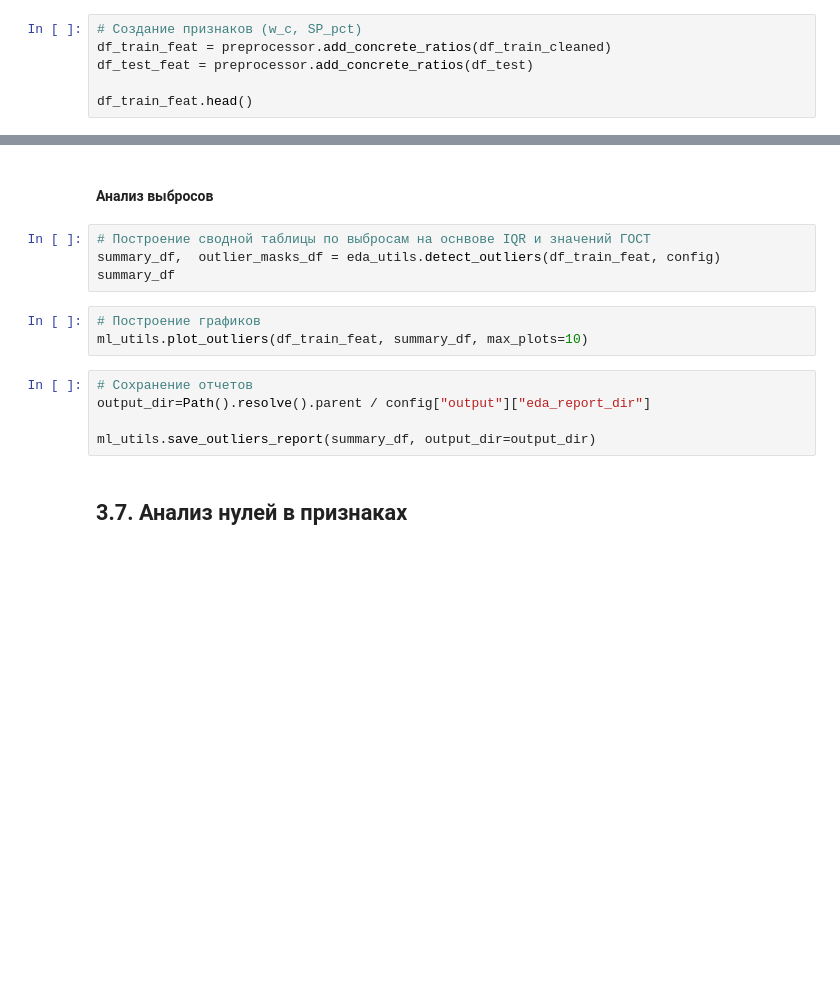
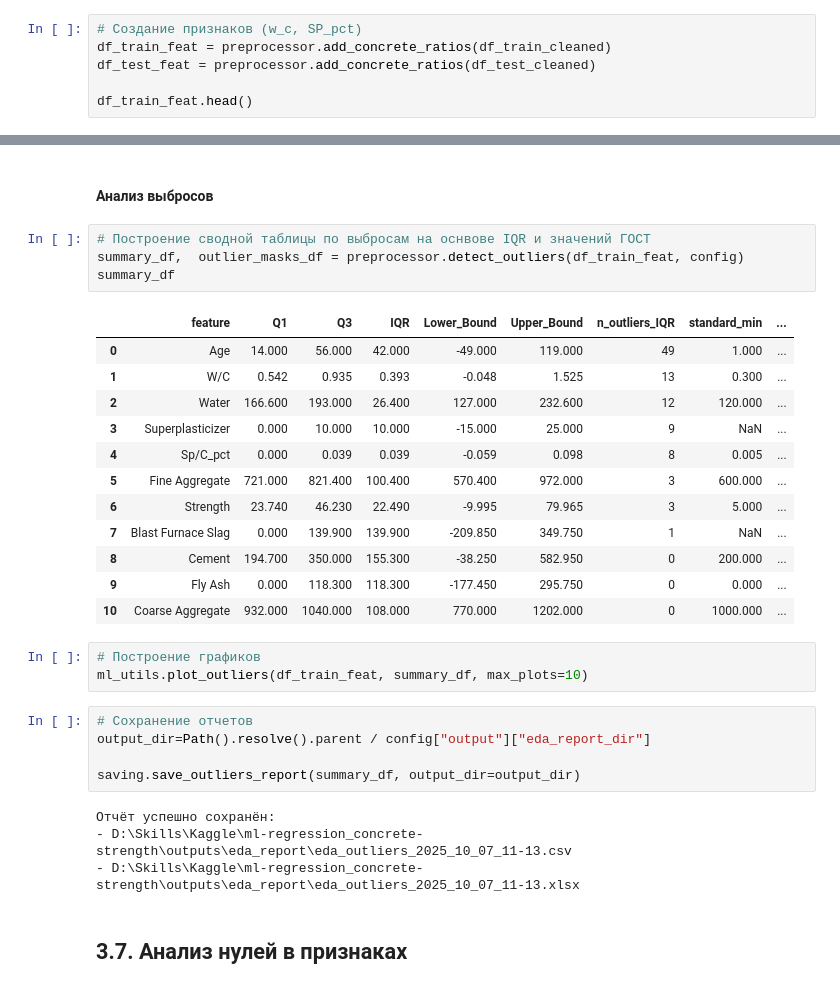
Before and after one commit to ProninPV/ml-regression_concrete-strength, a Jupyter notebook: notebooks/03_Data_loading_and_preprocessing.ipynb, the cells around one changed output, grey strips where cells are left out. Saved outputs shown, nothing was run; the diff lists cells and outputs as text; blank space fills up the shorter version.

```diff
--- a/notebooks/03_Data_loading_and_preprocessing.ipynb
+++ b/notebooks/03_Data_loading_and_preprocessing.ipynb
@@ -97,7 +99,7 @@ df_test_cleaned = preprocessor.preliminary_data_cleaning(df_test)
 # %%
 # Создание признаков (w_c, SP_pct)
 df_train_feat = preprocessor.add_concrete_ratios(df_train_cleaned)
-df_test_feat = preprocessor.add_concrete_ratios(df_test)
+df_test_feat = preprocessor.add_concrete_ratios(df_test_cleaned)
 
 df_train_feat.head()
 # %% [output]
@@ -151,8 +218,21 @@ ml_utils.eda_report(df_train_feat, "train", config)
 #### Анализ выбросов
 # %%
 # Построение сводной таблицы по выбросам на оснвове IQR и значений ГОСТ
-summary_df,  outlier_masks_df = eda_utils.detect_outliers(df_train_feat, config)
+summary_df,  outlier_masks_df = preprocessor.detect_outliers(df_train_feat, config)
 summary_df
+# %% [output]
+|  | feature | Q1 | Q3 | IQR | Lower_Bound | Upper_Bound | n_outliers_IQR | standard_min | ... |
+| 0 | Age | 14.000 | 56.000 | 42.000 | -49.000 | 119.000 | 49 | 1.000 | ... |
+| 1 | W/C | 0.542 | 0.935 | 0.393 | -0.048 | 1.525 | 13 | 0.300 | ... |
+| 2 | Water | 166.600 | 193.000 | 26.400 | 127.000 | 232.600 | 12 | 120.000 | ... |
+| 3 | Superplasticizer | 0.000 | 10.000 | 10.000 | -15.000 | 25.000 | 9 | NaN | ... |
+| 4 | Sp/C_pct | 0.000 | 0.039 | 0.039 | -0.059 | 0.098 | 8 | 0.005 | ... |
+| 5 | Fine Aggregate | 721.000 | 821.400 | 100.400 | 570.400 | 972.000 | 3 | 600.000 | ... |
+| 6 | Strength | 23.740 | 46.230 | 22.490 | -9.995 | 79.965 | 3 | 5.000 | ... |
+| 7 | Blast Furnace Slag | 0.000 | 139.900 | 139.900 | -209.850 | 349.750 | 1 | NaN | ... |
+| 8 | Cement | 194.700 | 350.000 | 155.300 | -38.250 | 582.950 | 0 | 200.000 | ... |
+| 9 | Fly Ash | 0.000 | 118.300 | 118.300 | -177.450 | 295.750 | 0 | 0.000 | ... |
+| 10 | Coarse Aggregate | 932.000 | 1040.000 | 108.000 | 770.000 | 1202.000 | 0 | 1000.000 | ... |
 # %%
 # Построение графиков
 ml_utils.plot_outliers(df_train_feat, summary_df, max_plots=10)
@@ -160,7 +240,11 @@ ml_utils.plot_outliers(df_train_feat, summary_df, max_plots=10)
 # Сохранение отчетов
 output_dir=Path().resolve().parent / config["output"]["eda_report_dir"]
 
-ml_utils.save_outliers_report(summary_df, output_dir=output_dir)
+saving.save_outliers_report(summary_df, output_dir=output_dir)
+# %% [output]
+Отчёт успешно сохранён:
+- D:\Skills\Kaggle\ml-regression_concrete-strength\outputs\eda_report\eda_outliers_2025_10_07_11-13.csv
+- D:\Skills\Kaggle\ml-regression_concrete-strength\outputs\eda_report\eda_outliers_2025_10_07_11-13.xlsx
 # %% [markdown]
 ## 3.7. Анализ нулей в признаках
 # %% [markdown]
```
Also changed, not shown: parts of 12 cells of this notebook, 10 other files.
